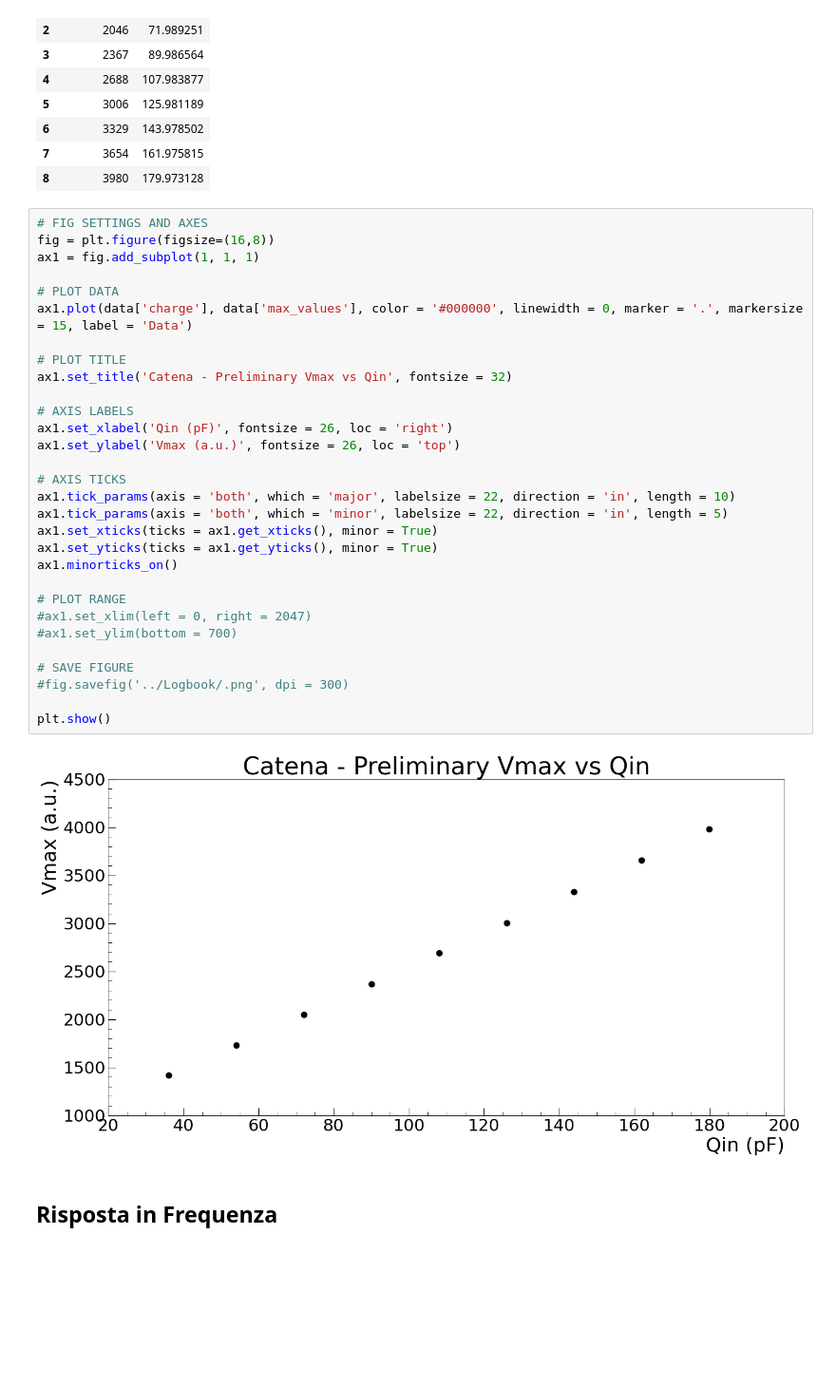
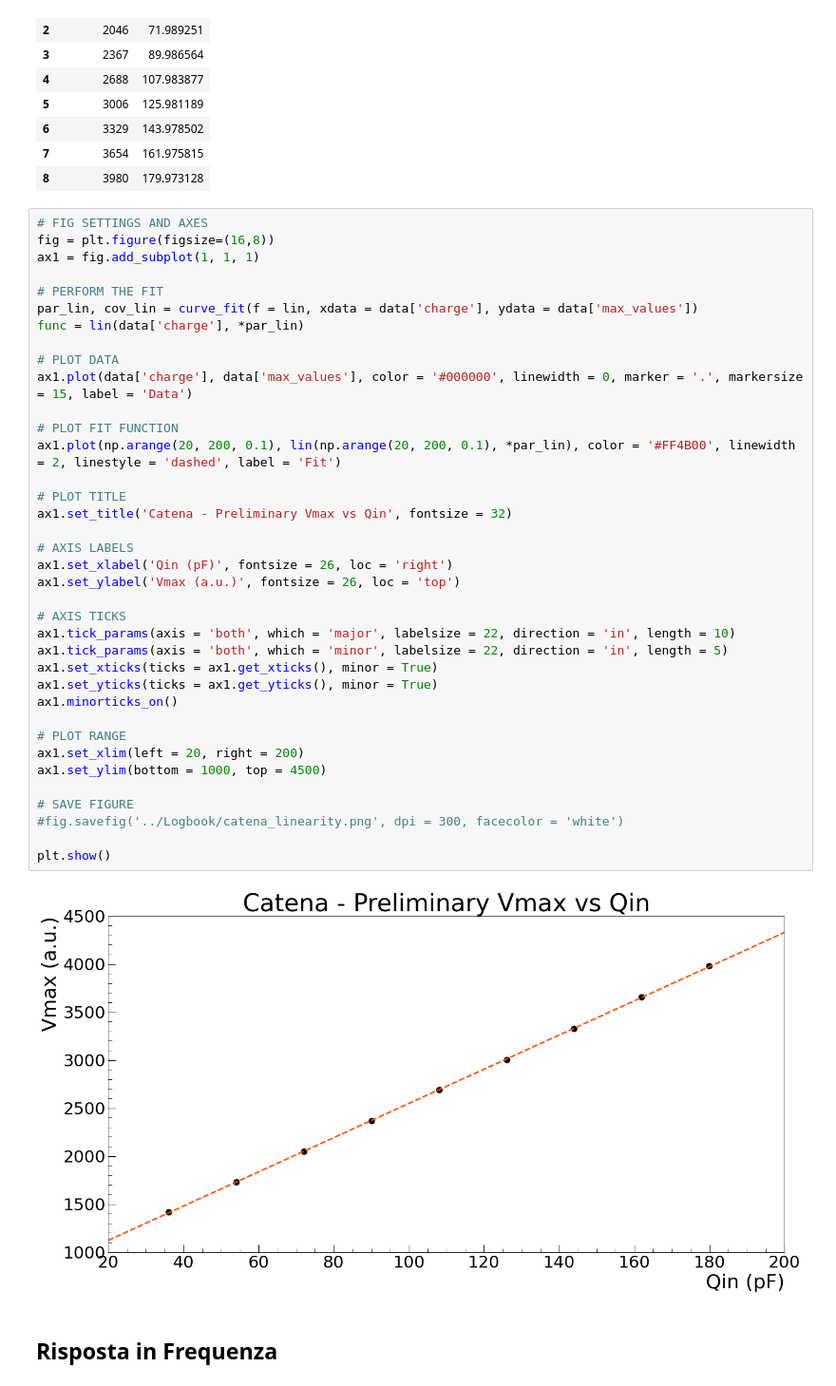
Before and after one commit to niklai99/physics_laboratory_2020_2021, a Jupyter notebook: CATENA ELETTRONICA/Python/InLab.ipynb, the cells around one changed output. Shown at 95% size. Drawn from its saved outputs; the diff is of its cells as text; blank space fills up the shorter version.

```diff
--- a/CATENA ELETTRONICA/Python/InLab.ipynb
+++ b/CATENA ELETTRONICA/Python/InLab.ipynb
@@ -486,35 +486,42 @@ data
 # %%
 # FIG SETTINGS AND AXES
 fig = plt.figure(figsize=(16,8))
 ax1 = fig.add_subplot(1, 1, 1)
 
+# PERFORM THE FIT
+par_lin, cov_lin = curve_fit(f = lin, xdata = data['charge'], ydata = data['max_values'])
+func = lin(data['charge'], *par_lin)
+
 # PLOT DATA
 ax1.plot(data['charge'], data['max_values'], color = '#000000', linewidth = 0, marker = '.', markersize = 15, label = 'Data')
+
+# PLOT FIT FUNCTION
+ax1.plot(np.arange(20, 200, 0.1), lin(np.arange(20, 200, 0.1), *par_lin), color = '#FF4B00', linewidth = 2, linestyle = 'dashed', label = 'Fit')
 
 # PLOT TITLE
 ax1.set_title('Catena - Preliminary Vmax vs Qin', fontsize = 32)
 
 # AXIS LABELS
 ax1.set_xlabel('Qin (pF)', fontsize = 26, loc = 'right')
 ax1.set_ylabel('Vmax (a.u.)', fontsize = 26, loc = 'top')
 
 # AXIS TICKS
 ax1.tick_params(axis = 'both', which = 'major', labelsize = 22, direction = 'in', length = 10)
 ax1.tick_params(axis = 'both', which = 'minor', labelsize = 22, direction = 'in', length = 5)
 ax1.set_xticks(ticks = ax1.get_xticks(), minor = True)
 ax1.set_yticks(ticks = ax1.get_yticks(), minor = True)
 ax1.minorticks_on()
 
 # PLOT RANGE
-#ax1.set_xlim(left = 0, right = 2047)
-#ax1.set_ylim(bottom = 700)
+ax1.set_xlim(left = 20, right = 200)
+ax1.set_ylim(bottom = 1000, top = 4500)
 
 # SAVE FIGURE
-#fig.savefig('../Logbook/.png', dpi = 300)
+#fig.savefig('../Logbook/catena_linearity.png', dpi = 300, facecolor = 'white')
 
 plt.show()
 # %% [output]
-[figure, old version]
+[figure, new version]
 # %% [markdown]
 ## Risposta in Frequenza
 # %%
```
Also changed, not shown: parts of 4 cells of this notebook, 8 other files.
